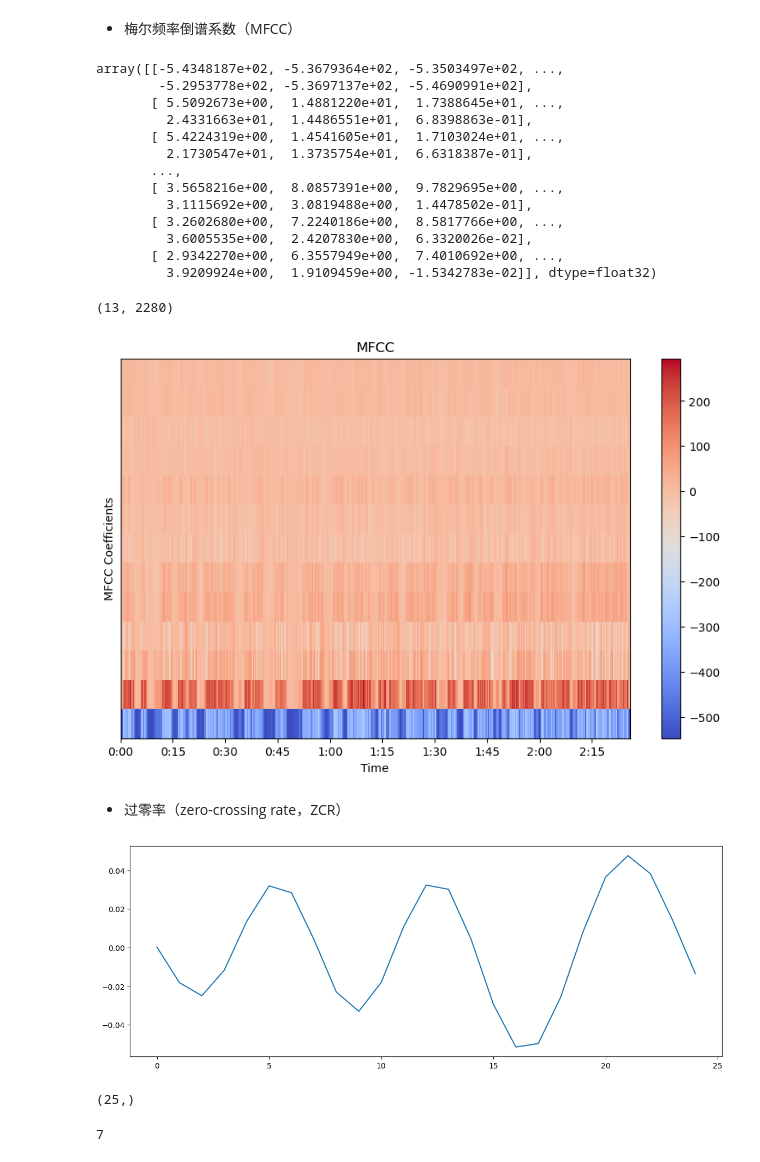
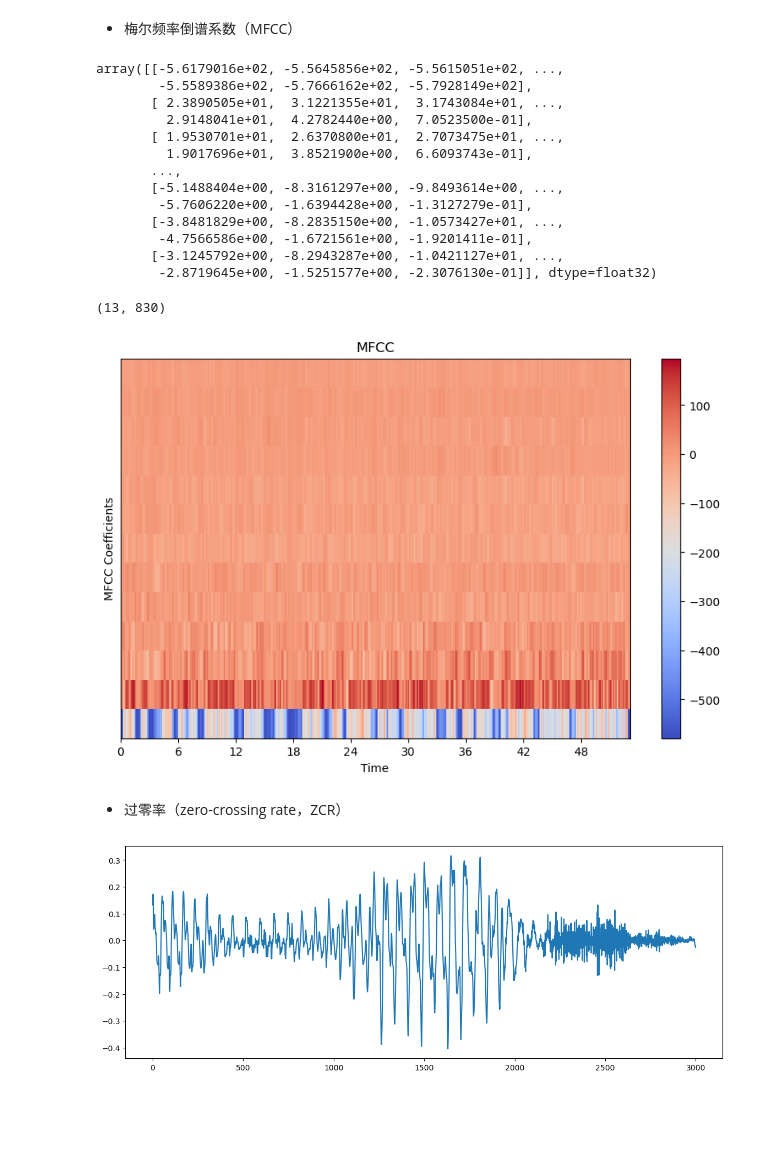
Before and after one commit to BugsXie/Speech_Depression, a Jupyter notebook: acoustic_feature.ipynb, the cells around one changed output. Cells and saved outputs as stored; diff of their text form; code cells hidden in the pictures; blank space fills up the shorter version.

```diff
--- a/acoustic_feature.ipynb
+++ b/acoustic_feature.ipynb
@@ -25,7 +27,7 @@ audio.export("output.wav", format="wav")
 <_io.BufferedRandom name='output.wav'>
 # %%
 audio_data = r"output.wav"
-x, sr = librosa.load(audio_data)  # x为音频数据，sr为采样率(会重采样到22050)
+x, sr = librosa.load(audio_data, sr=None)  # x为音频数据，sr为采样率(不设置sr=None会重采样到22050)
 print(x.shape, sr)
 # %% [output]
 (1188054,) 22050
@@ -145,23 +150,23 @@ mfccs = librosa.feature.mfcc(y=trimmed_audio, sr=sr, n_mfcc=13)  # 提取13个MF
 
 mfccs
 # %% [output]
-array([[-5.4348187e+02, -5.3679364e+02, -5.3503497e+02, ...,
-        -5.2953778e+02, -5.3697137e+02, -5.4690991e+02],
-       [ 5.5092673e+00,  1.4881220e+01,  1.7388645e+01, ...,
-         2.4331663e+01,  1.4486551e+01,  6.8398863e-01],
-       [ 5.4224319e+00,  1.4541605e+01,  1.7103024e+01, ...,
-         2.1730547e+01,  1.3735754e+01,  6.6318387e-01],
+array([[-5.6179016e+02, -5.5645856e+02, -5.5615051e+02, ...,
+        -5.5589386e+02, -5.7666162e+02, -5.7928149e+02],
+       [ 2.3890505e+01,  3.1221355e+01,  3.1743084e+01, ...,
+         2.9148041e+01,  4.2782440e+00,  7.0523500e-01],
+       [ 1.9530701e+01,  2.6370800e+01,  2.7073475e+01, ...,
+         1.9017696e+01,  3.8521900e+00,  6.6093743e-01],
        ...,
-       [ 3.5658216e+00,  8.0857391e+00,  9.7829695e+00, ...,
-         3.1115692e+00,  3.0819488e+00,  1.4478502e-01],
-       [ 3.2602680e+00,  7.2240186e+00,  8.5817766e+00, ...,
-         3.6005535e+00,  2.4207830e+00,  6.3320026e-02],
-       [ 2.9342270e+00,  6.3557949e+00,  7.4010692e+00, ...,
-         3.9209924e+00,  1.9109459e+00, -1.5342783e-02]], dtype=float32)
+       [-5.1488404e+00, -8.3161297e+00, -9.8493614e+00, ...,
+        -5.7606220e+00, -1.6394428e+00, -1.3127279e-01],
+       [-3.8481829e+00, -8.2835150e+00, -1.0573427e+01, ...,
+        -4.7566586e+00, -1.6721561e+00, -1.9201411e-01],
+       [-3.1245792e+00, -8.2943287e+00, -1.0421127e+01, ...,
+        -2.8719645e+00, -1.5251577e+00, -2.3076130e-01]], dtype=float32)
 # %%
 mfccs.shape
 # %% [output]
-(13, 2280)
+(13, 830)
 # %%
 # 可视化MFCC特征
 plt.figure(figsize=(10, 6))
@@ -172,25 +177,15 @@ plt.xlabel("Time")
 plt.ylabel("MFCC Coefficients")
 plt.show()
 # %% [output]
-[figure, old version]
+[figure, new version]
 # %% [markdown]
 - 过零率（zero-crossing rate，ZCR）
 # %%
-n0 = 7000
-n1 = 7025
+n0 = 5000
+n1 = 8000
 plt.figure(figsize=(14, 5))
 plt.plot(trimmed_audio[n0:n1])
 plt.show()
 # %% [output]
-[figure, old version]
+[figure, new version]
-# %%
-zero_crossings = librosa.zero_crossings(trimmed_audio[n0:n1], pad=False)
-
-zero_crossings.shape
-# %% [output]
-(25,)
-# %%
-zero_crossings.sum()
-# %% [output]
-7
 # %%
```
Also changed, not shown: parts of 19 cells of this notebook, 41 other files.
